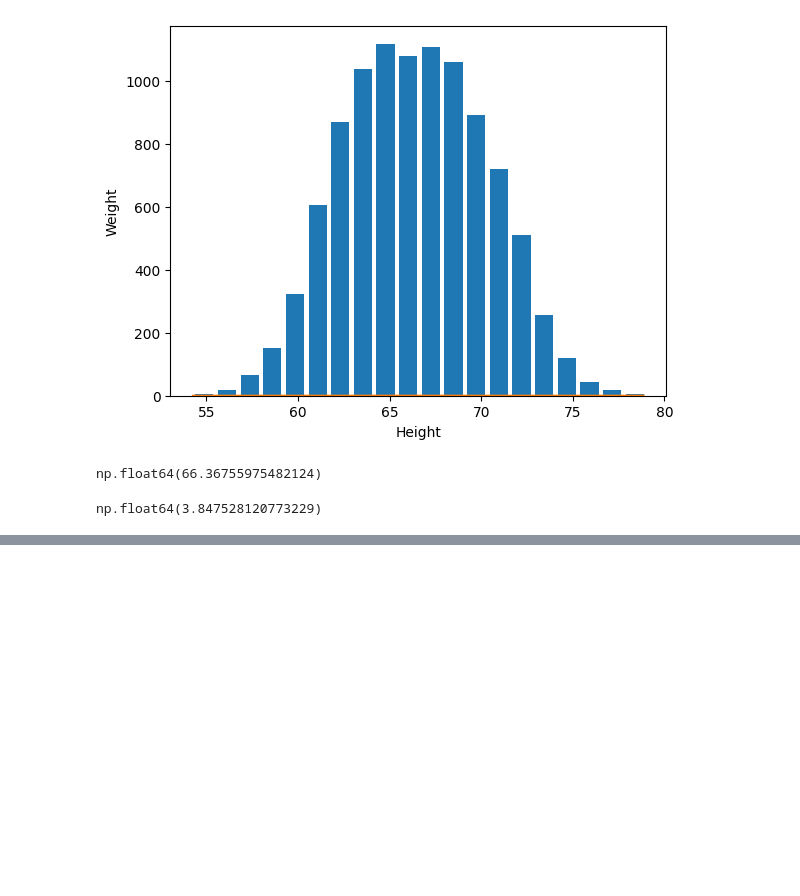
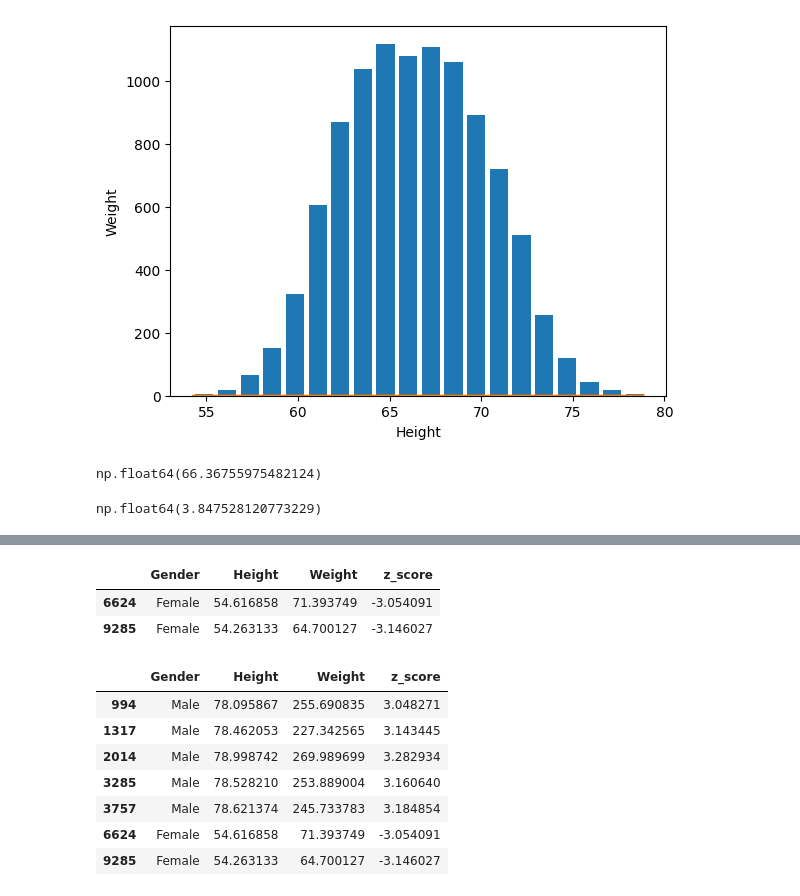
Before and after one commit to Aravinth-Code/ml-learnings, a Jupyter notebook: feature_engineering/2_1_z_score.ipynb, the cells around one changed output, grey strips where cells are left out. Cells and saved outputs as stored; diff of their text form; code cells hidden in the pictures; blank space fills up the shorter version.

```diff
--- a/feature_engineering/2_1_z_score.ipynb
+++ b/feature_engineering/2_1_z_score.ipynb
@@ -51,0 +97,17 @@ np.float64(3.847528120773229)
+# %%
+df[df["z_score"]<-3]
+# %% [output]
+|  | Gender | Height | Weight | z_score |
+| 6624 | Female | 54.616858 | 71.393749 | -3.054091 |
+| 9285 | Female | 54.263133 | 64.700127 | -3.146027 |
+# %%
+df[(df.z_score<-3) | (df.z_score>3)]
+# %% [output]
+|  | Gender | Height | Weight | z_score |
+| 994 | Male | 78.095867 | 255.690835 | 3.048271 |
+| 1317 | Male | 78.462053 | 227.342565 | 3.143445 |
+| 2014 | Male | 78.998742 | 269.989699 | 3.282934 |
+| 3285 | Male | 78.528210 | 253.889004 | 3.160640 |
+| 3757 | Male | 78.621374 | 245.733783 | 3.184854 |
+| 6624 | Female | 54.616858 | 71.393749 | -3.054091 |
+| 9285 | Female | 54.263133 | 64.700127 | -3.146027 |
```
Also changed, not shown: parts of 8 cells of this notebook.
